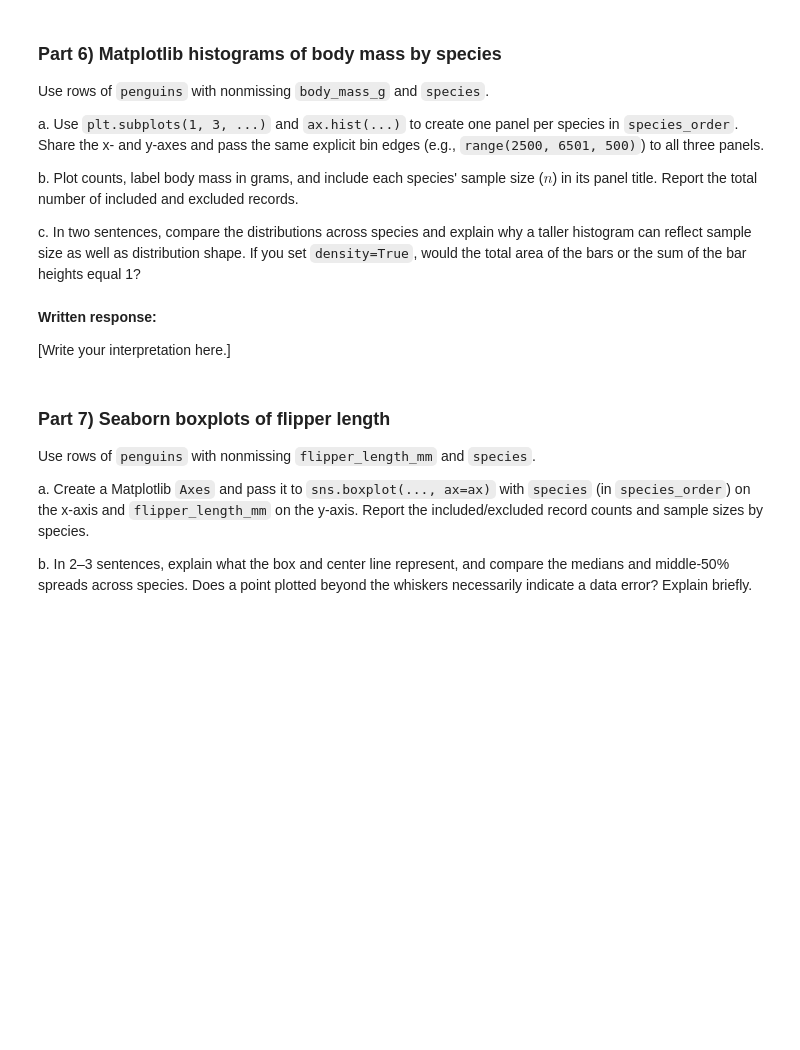
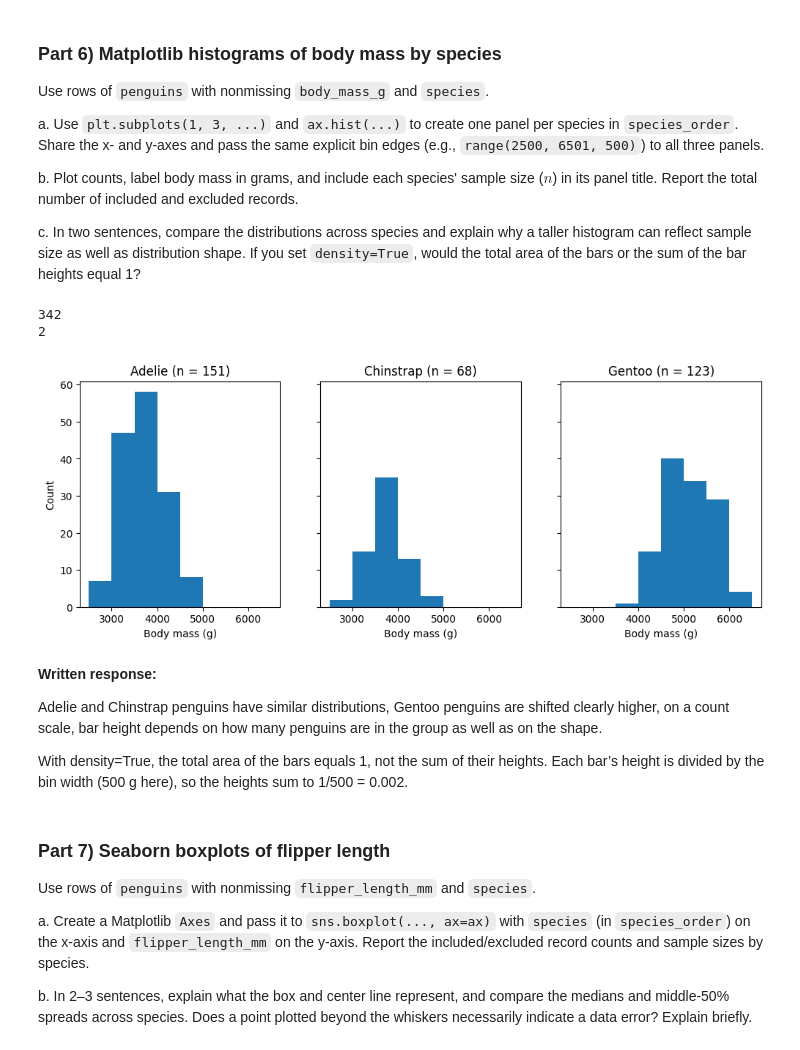
Before and after one commit to handillon1/26-fall-stats-21, a Jupyter notebook: homework/HW4/HW4_Penguins_Pandas.ipynb, the cells around one changed output. Saved outputs shown, nothing was run; the diff lists cells and outputs as text; code cells hidden in the pictures; blank space fills up the shorter version.

```diff
--- a/homework/HW4/HW4_Penguins_Pandas.ipynb
+++ b/homework/HW4/HW4_Penguins_Pandas.ipynb
@@ -132,3 +280,21 @@ b. Focus on **bill length and bill depth**. Create a compact summary table showi
 c. Compare the signs of the correlations. A *Simpson's paradox reversal* occurs when the pooled association has the opposite sign from the association within each individual group. State whether your results show this reversal, citing the correlation values.
 # %%
 # Part 5: show the correlation matrices and a compact bill-pair comparison.
+pooled_corr = penguins[measurement_cols].corr()
+display(pooled_corr)
+
+species_corr = penguins.groupby("species")[measurement_cols].corr()
+display(species_corr)
+
+bill = penguins.dropna(subset=["bill_length_mm", "bill_depth_mm"])
+
+rows = [{"group": "All (pooled)",
+         "r_bill_length_depth": bill["bill_length_mm"].corr(bill["bill_depth_mm"]),
+         "n_pairs": len(bill)}]
+for species, group in bill.groupby("species"):
+    rows.append({"group": species,
+                 "r_bill_length_depth": group["bill_length_mm"].corr(group["bill_depth_mm"]),
+                 "n_pairs": len(group)})
+
+bill_corr_summary = pd.DataFrame(rows)
+display(bill_corr_summary)
@@ -155,10 +346,29 @@ b. Plot counts, label body mass in grams, and include each species' sample size
 c. In two sentences, compare the distributions across species and explain why a taller histogram can reflect sample size as well as distribution shape. If you set `density=True`, would the total area of the bars or the sum of the bar heights equal 1?
 # %%
 # Part 6: choose records, then build three Matplotlib histogram panels.
+mass = penguins.dropna(subset=["body_mass_g", "species"])
+mass = penguins.dropna(subset=["body_mass_g", "species"])
+print(len(mass))
+print(len(penguins) - len(mass))
+
+fig, axes = plt.subplots(1, 3, figsize=(12, 4), sharex=True, sharey=True)
+for ax, species in zip(axes, species_order):
+    values = mass.loc[mass["species"] == species, "body_mass_g"]
+    ax.hist(values, bins=range(2500, 6501, 500))
+    ax.set_title(f"{species} (n = {len(values)})")
+    ax.set_xlabel("Body mass (g)")
+axes[0].set_ylabel("Count")
+plt.show()
+# %% [output]
+342
+2
+[figure, added]
 # %% [markdown]
 **Written response:**
 
-[Write your interpretation here.]
+Adelie and Chinstrap penguins have similar distributions, Gentoo penguins are shifted clearly higher, on a count scale, bar height depends on how many penguins are in the group as well as on the shape.
+
+With density=True, the total area of the bars equals 1, not the sum of their heights. Each bar’s height is divided by the bin width (500 g here), so the heights sum to 1/500 = 0.002.
 # %% [markdown]
 ### Part 7) Seaborn boxplots of flipper length
 
```
Also changed, not shown: parts of 19 cells of this notebook.
